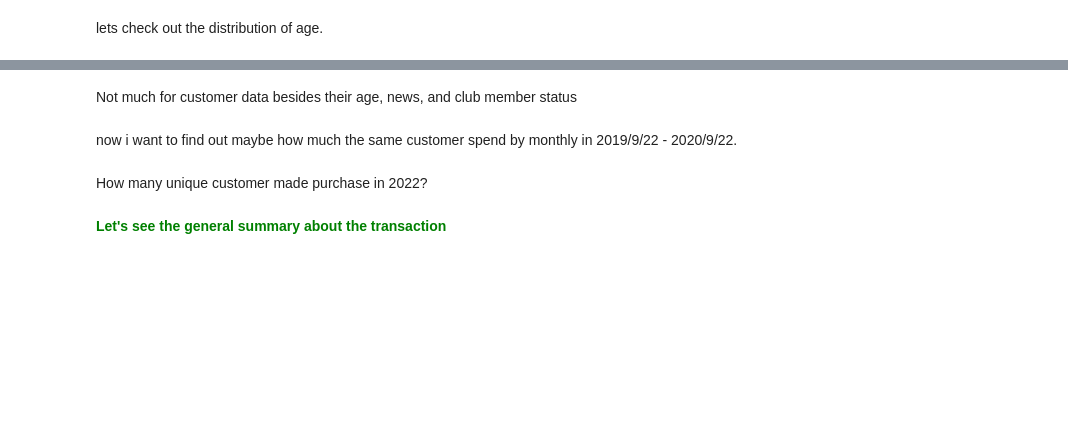
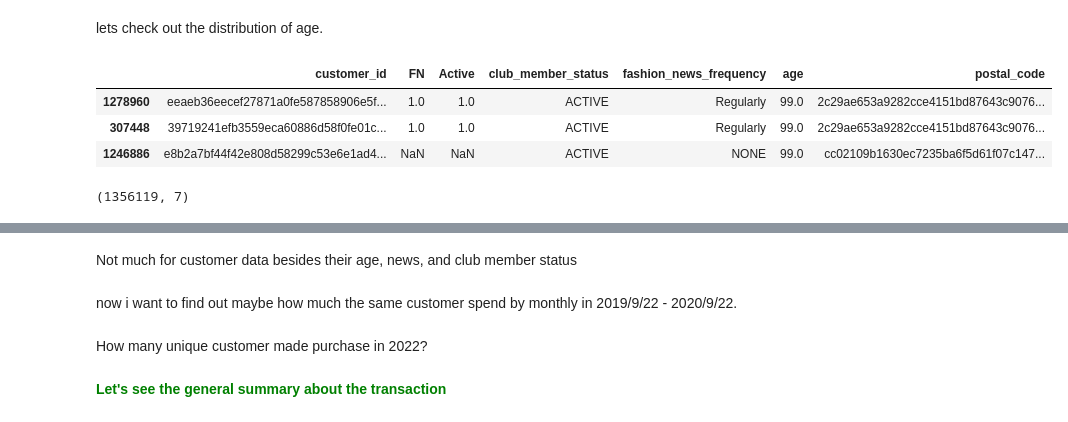
Before and after one commit to fshih1997/HM-Recommendation-System, a Jupyter notebook: my-h-m-exploratory-data-analysis-and-modelling.ipynb, the cells around one changed output, grey strips where cells are left out. Drawn from its saved outputs; the diff is of its cells as text; code cells hidden in the pictures; blank space fills up the shorter version.

```diff
--- a/my-h-m-exploratory-data-analysis-and-modelling.ipynb
+++ b/my-h-m-exploratory-data-analysis-and-modelling.ipynb
@@ -38,10 +38,12 @@ import seaborn as sns
 from datetime import datetime
 from PIL import Image
 from plotnine import *
+# %%
+file_path = "../Dataset/"
 # %%
-articles = pd.read_csv("../input/h-and-m-personalized-fashion-recommendations/articles.csv")
-customers = pd.read_csv("../input/h-and-m-personalized-fashion-recommendations/customers.csv")
-transactions = pd.read_csv("../input/h-and-m-personalized-fashion-recommendations/transactions_train.csv")
+articles = pd.read_csv(file_path + "articles.csv")
+customers = pd.read_csv(file_path + "customers.csv")
+transactions = pd.read_csv(file_path + "transactions_train.csv")
 # %% [markdown]
 ### first lets go through the articles that is selling on H&M
 # %%
@@ -313,8 +541,17 @@ customers_age = customers[age_na_cus.apply(lambda x : not x)]
 lets check out the distribution of age.
 # %%
 customers_age = customers_age.sort_values(by='age',ascending=False)
+# %%
+customers_age.head(3)
+# %% [output]
+|  | customer_id | FN | Active | club_member_status | fashion_news_frequency | age | postal_code |
+| 1278960 | eeaeb36eecef27871a0fe587858906e5f... | 1.0 | 1.0 | ACTIVE | Regularly | 99.0 | 2c29ae653a9282cce4151bd87643c9076... |
+| 307448 | 39719241efb3559eca60886d58f0fe01c... | 1.0 | 1.0 | ACTIVE | Regularly | 99.0 | 2c29ae653a9282cce4151bd87643c9076... |
+| 1246886 | e8b2a7bf44f42e808d58299c53e6e1ad4... | NaN | NaN | ACTIVE | NONE | 99.0 | cc02109b1630ec7235ba6f5d61f07c147... |
 # %%
-customers_age
+customers_age.shape
+# %% [output]
+(1356119, 7)
 # %%
 sns.set_style("darkgrid")
 f, ax = plt.subplots(figsize=(10,5))
```
Also changed, not shown: parts of 32 cells of this notebook.
